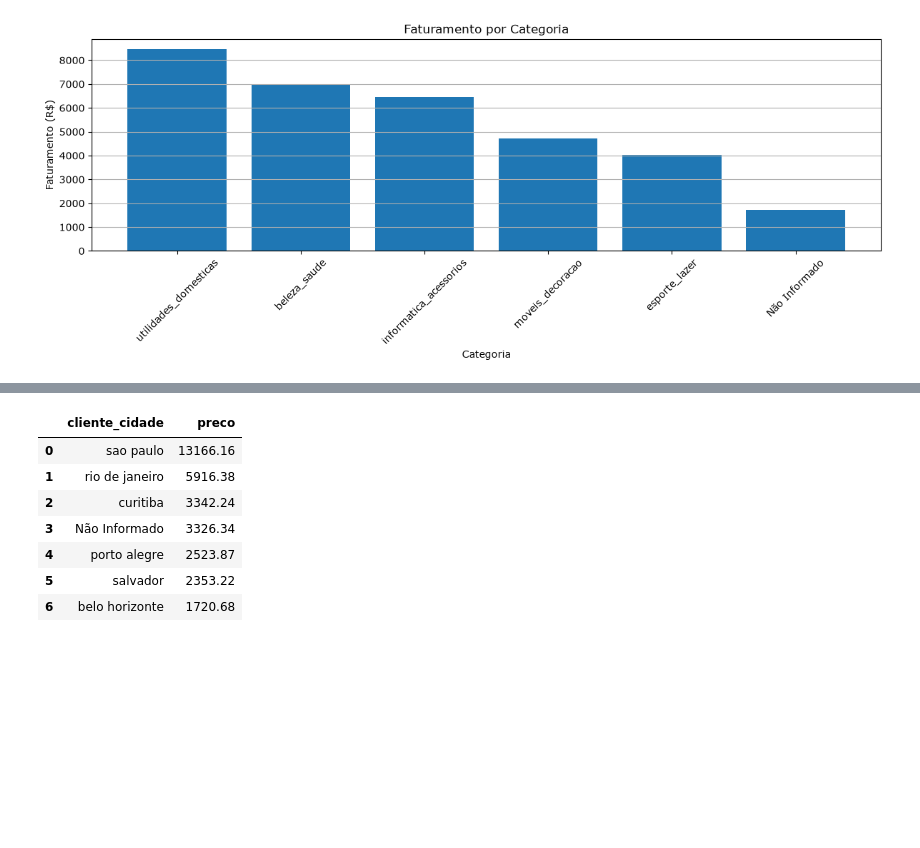
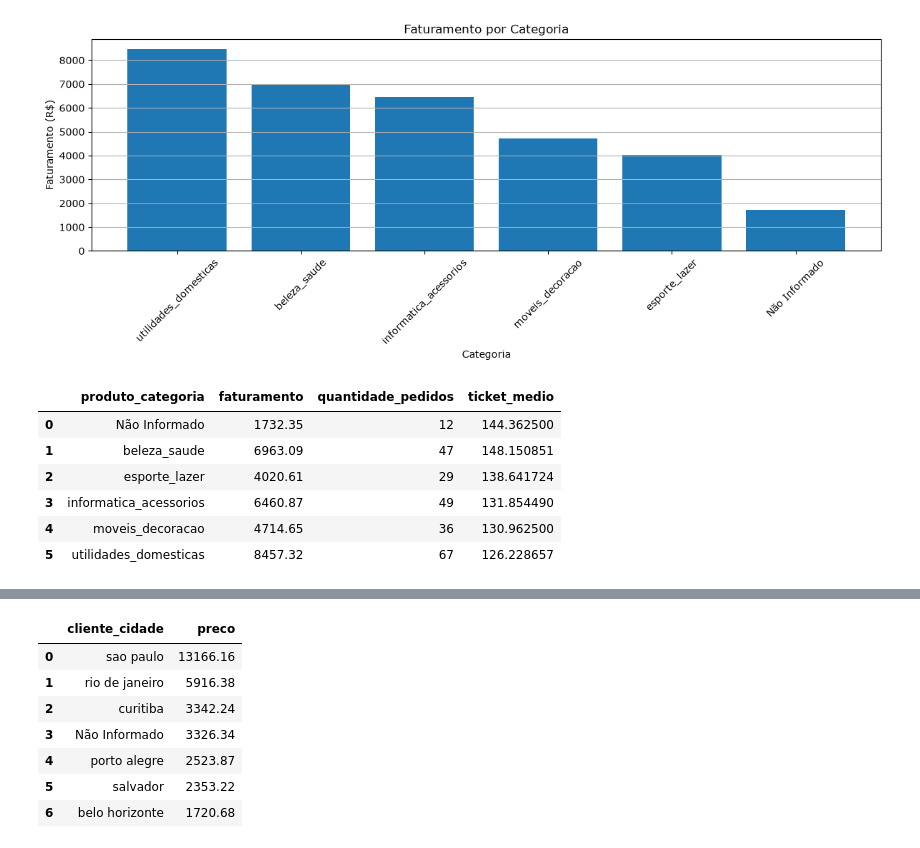
Before and after one commit to muriflellis/Projeto-E-Commerce-Murilo-Lellis, a Jupyter notebook: notebooks/analise_vendas.ipynb, the cells around one changed output, grey strips where cells are left out. Saved outputs shown, nothing was run; the diff lists cells and outputs as text; code cells hidden in the pictures; blank space fills up the shorter version.

```diff
--- a/notebooks/analise_vendas.ipynb
+++ b/notebooks/analise_vendas.ipynb
@@ -315,3 +315,15 @@ plt.tight_layout()
 plt.show()
 # %% [output]
 [figure]
+# %%
+ticket_medio = (df_tratado.groupby('produto_categoria').agg(faturamento=('preco','sum'),quantidade_pedidos=('preco', 'count')).reset_index())
+ticket_medio['ticket_medio'] = ticket_medio['faturamento']/ticket_medio['quantidade_pedidos']
+ticket_medio
+# %% [output]
+|  | produto_categoria | faturamento | quantidade_pedidos | ticket_medio |
+| 0 | Não Informado | 1732.35 | 12 | 144.362500 |
+| 1 | beleza_saude | 6963.09 | 47 | 148.150851 |
+| 2 | esporte_lazer | 4020.61 | 29 | 138.641724 |
+| 3 | informatica_acessorios | 6460.87 | 49 | 131.854490 |
+| 4 | moveis_decoracao | 4714.65 | 36 | 130.962500 |
+| 5 | utilidades_domesticas | 8457.32 | 67 | 126.228657 |
```
Also changed, not shown: parts of 3 cells of this notebook.
